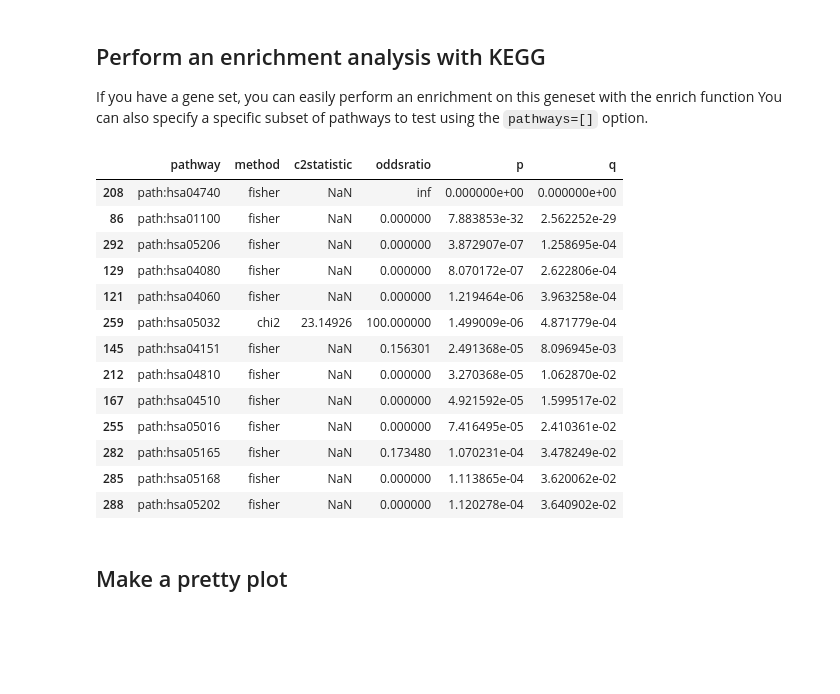
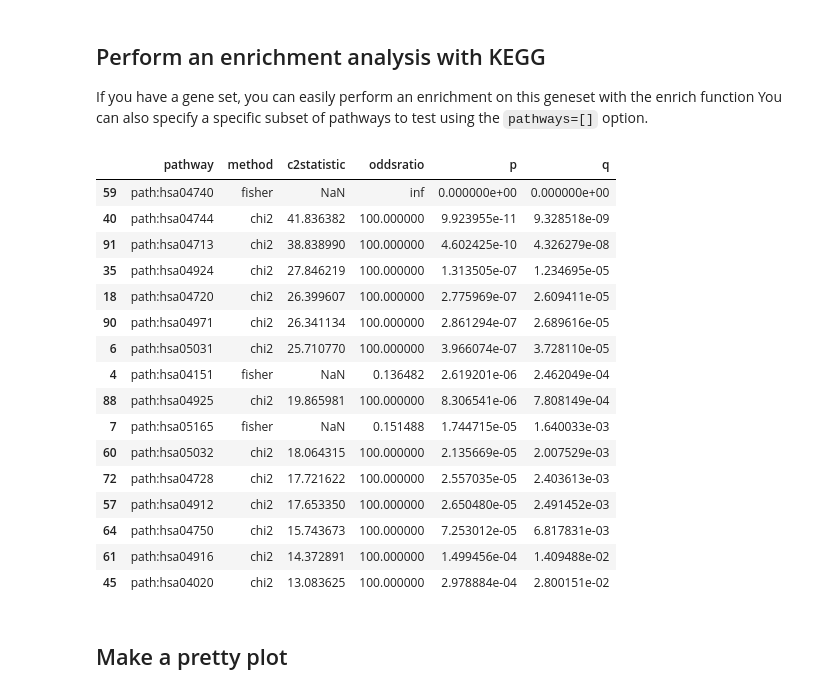
Before and after one commit to thiesgehrmann/BIU, a Jupyter notebook: docs/biu.db.KEGG.ipynb, the cells around one changed output. Cells and saved outputs as stored; diff of their text form; code cells hidden in the pictures; blank space fills up the shorter version.

```diff
--- a/docs/biu.db.KEGG.ipynb
+++ b/docs/biu.db.KEGG.ipynb
@@ -60,24 +60,27 @@ D: Initializing the SQLDictResourceManager object NOW
 If you have a gene set, you can easily perform an enrichment on this geneset with the enrich function
 You can also specify a specific subset of pathways to test using the `pathways=[]` option.
 # %%
-myGeneSet = kegg.getPathwayGeneIDs("hsa04740")[:-50]
+myGeneSet = kegg.getPathwayGeneIDs("hsa04740")
 enrichRes = kegg.enrich(myGeneSet, correctionType='bonferroni')
 enrichRes[enrichRes.q < 0.05].sort_values("q")
 # %% [output]
 |  | pathway | method | c2statistic | oddsratio | p | q |
-| 208 | path:hsa04740 | fisher | NaN | inf | 0.000000e+00 | 0.000000e+00 |
-| 86 | path:hsa01100 | fisher | NaN | 0.000000 | 7.883853e-32 | 2.562252e-29 |
-| 292 | path:hsa05206 | fisher | NaN | 0.000000 | 3.872907e-07 | 1.258695e-04 |
-| 129 | path:hsa04080 | fisher | NaN | 0.000000 | 8.070172e-07 | 2.622806e-04 |
-| 121 | path:hsa04060 | fisher | NaN | 0.000000 | 1.219464e-06 | 3.963258e-04 |
-| 259 | path:hsa05032 | chi2 | 23.14926 | 100.000000 | 1.499009e-06 | 4.871779e-04 |
-| 145 | path:hsa04151 | fisher | NaN | 0.156301 | 2.491368e-05 | 8.096945e-03 |
-| 212 | path:hsa04810 | fisher | NaN | 0.000000 | 3.270368e-05 | 1.062870e-02 |
-| 167 | path:hsa04510 | fisher | NaN | 0.000000 | 4.921592e-05 | 1.599517e-02 |
-| 255 | path:hsa05016 | fisher | NaN | 0.000000 | 7.416495e-05 | 2.410361e-02 |
-| 282 | path:hsa05165 | fisher | NaN | 0.173480 | 1.070231e-04 | 3.478249e-02 |
-| 285 | path:hsa05168 | fisher | NaN | 0.000000 | 1.113865e-04 | 3.620062e-02 |
-| 288 | path:hsa05202 | fisher | NaN | 0.000000 | 1.120278e-04 | 3.640902e-02 |
+| 59 | path:hsa04740 | fisher | NaN | inf | 0.000000e+00 | 0.000000e+00 |
+| 40 | path:hsa04744 | chi2 | 41.836382 | 100.000000 | 9.923955e-11 | 9.328518e-09 |
+| 91 | path:hsa04713 | chi2 | 38.838990 | 100.000000 | 4.602425e-10 | 4.326279e-08 |
+| 35 | path:hsa04924 | chi2 | 27.846219 | 100.000000 | 1.313505e-07 | 1.234695e-05 |
+| 18 | path:hsa04720 | chi2 | 26.399607 | 100.000000 | 2.775969e-07 | 2.609411e-05 |
+| 90 | path:hsa04971 | chi2 | 26.341134 | 100.000000 | 2.861294e-07 | 2.689616e-05 |
+| 6 | path:hsa05031 | chi2 | 25.710770 | 100.000000 | 3.966074e-07 | 3.728110e-05 |
+| 4 | path:hsa04151 | fisher | NaN | 0.136482 | 2.619201e-06 | 2.462049e-04 |
+| 88 | path:hsa04925 | chi2 | 19.865981 | 100.000000 | 8.306541e-06 | 7.808149e-04 |
+| 7 | path:hsa05165 | fisher | NaN | 0.151488 | 1.744715e-05 | 1.640033e-03 |
+| 60 | path:hsa05032 | chi2 | 18.064315 | 100.000000 | 2.135669e-05 | 2.007529e-03 |
+| 72 | path:hsa04728 | chi2 | 17.721622 | 100.000000 | 2.557035e-05 | 2.403613e-03 |
+| 57 | path:hsa04912 | chi2 | 17.653350 | 100.000000 | 2.650480e-05 | 2.491452e-03 |
+| 64 | path:hsa04750 | chi2 | 15.743673 | 100.000000 | 7.253012e-05 | 6.817831e-03 |
+| 61 | path:hsa04916 | chi2 | 14.372891 | 100.000000 | 1.499456e-04 | 1.409488e-02 |
+| 45 | path:hsa04020 | chi2 | 13.083625 | 100.000000 | 2.978884e-04 | 2.800151e-02 |
 # %% [markdown]
 ## Make a pretty plot
 # %%
```
Also changed, not shown: parts of 1 cell of this notebook, 28 other files.
